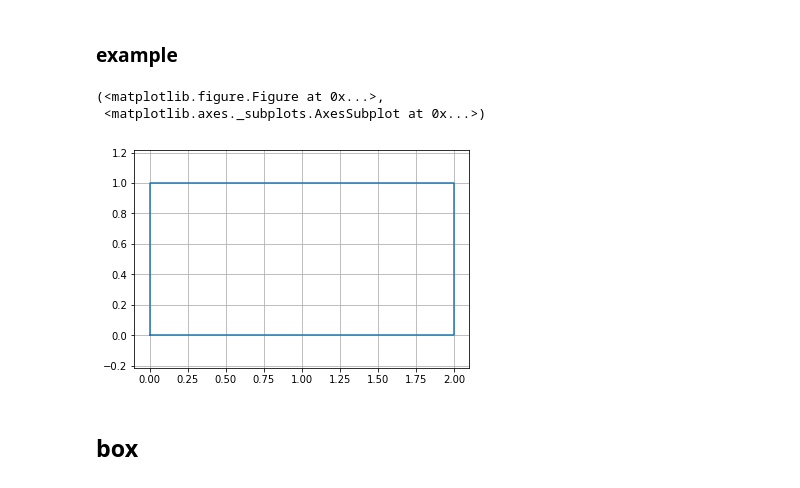
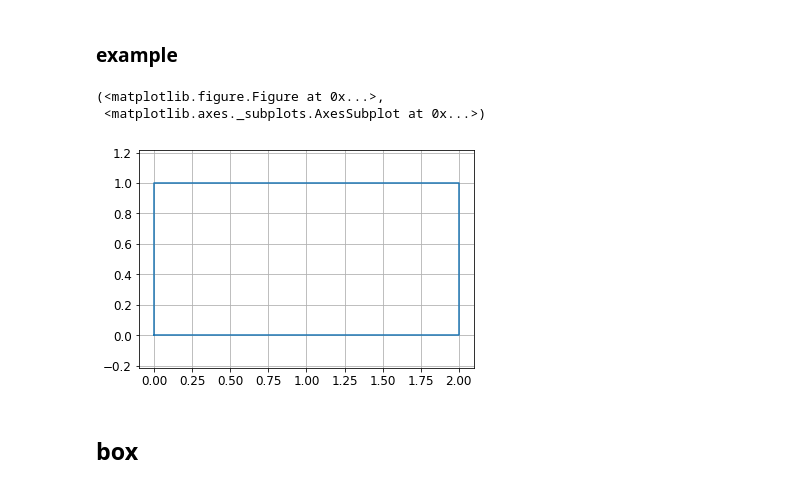
Before and after one commit to cadracks-project/ccad, a Jupyter notebook: doc/notebook/notebook_example.ipynb, the cells around one changed output. Drawn from its saved outputs; the diff is of its cells as text; code cells hidden in the pictures.

```diff
--- a/doc/notebook/notebook_example.ipynb
+++ b/doc/notebook/notebook_example.ipynb
@@ -77,11 +79,11 @@ a.grid('on')
 ### example
 # %%
 w1 = cm.rectangle(2.0, 1.0)
-w1.plot()
+w1.plot(fontsize=12)
 # %% [output]
 (<matplotlib.figure.Figure at 0x...>,
  <matplotlib.axes._subplots.AxesSubplot at 0x...>)
-[figure, old version]
+[figure, new version]
 # %% [markdown]
 ## box
 # %%
```
Also changed, not shown: parts of 13 cells of this notebook, 3 other files.
